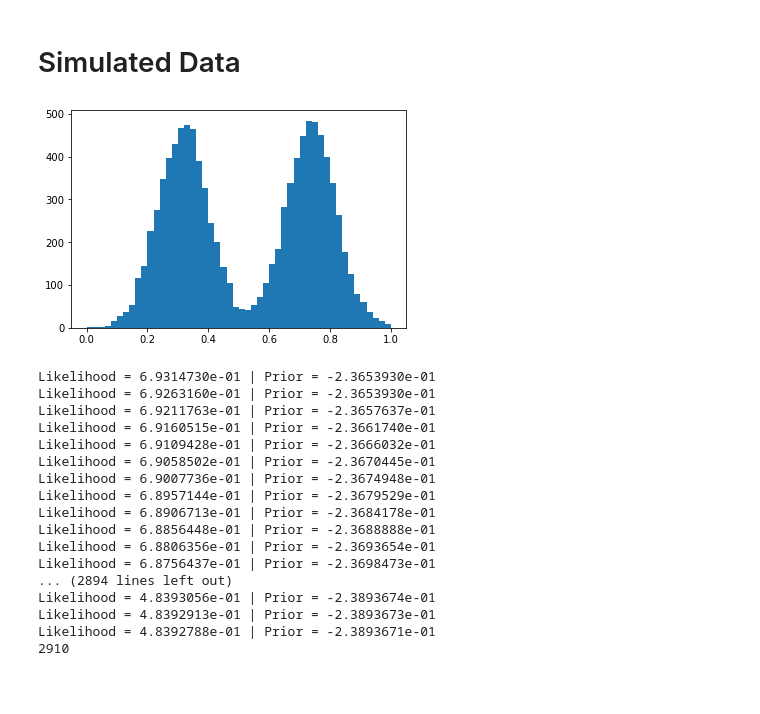
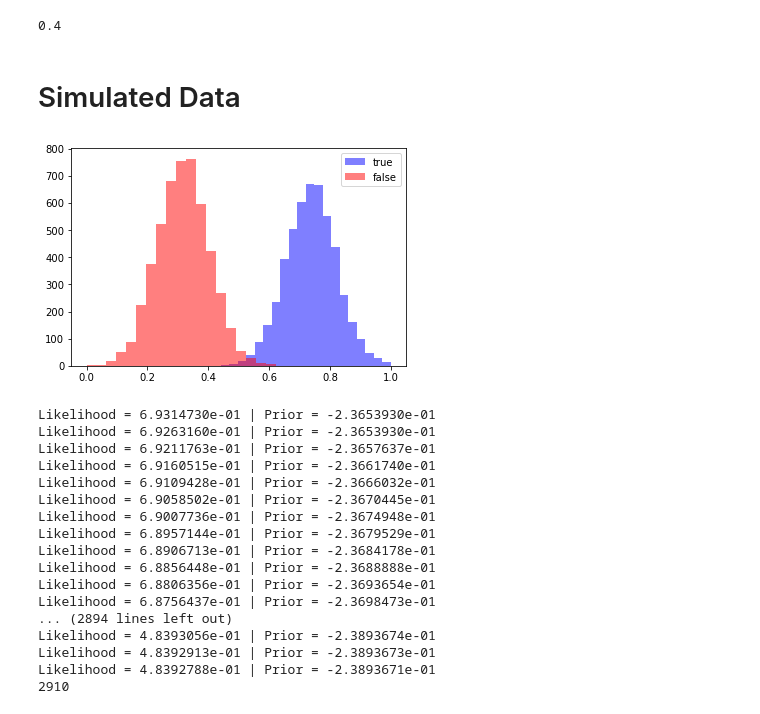
Before and after one commit to JimmyJHickey/Dynamic-Survival-Cutpoints, a Jupyter notebook: class_test.ipynb, the cells around one changed output. Saved outputs shown, nothing was run; the diff lists cells and outputs as text; code cells hidden in the pictures; blank space fills up the shorter version.

```diff
--- a/class_test.ipynb
+++ b/class_test.ipynb
@@ -3,3 +7,9 @@ from cutpoint_model import Model
+# %%
+t = [0.8, 0.9, 0.9, 0.6, 0.2, 0.1, 0.3, 0.13]
+y = [1, 1, 1, 0, 1, 1, 0 ,0]
+fnr(t,y, 0.3)
+# %% [output]
+0.4
 # %% [markdown]
 # Simulated Data
 # %%
@@ -23,13 +33,15 @@ w = rs.randn(P)
 
 y_prob = test_sigmoid(X @ w)
 y = (rs.rand(N) < y_prob).astype(int)
-t = (rs.randn(N) + 5 * y) / 20 + .1
+t = (rs.randn(N) + (5 * y)) / 20 + .1
 t = (t - min(t)) / (max(t) - min(t))
-# %%
-plt.hist(t, bins=50)
-plt.show()
-# %% [output]
-[figure, removed]
+# %%
+plt.hist(t[y==1], bins = 20, alpha=0.5, color="blue", label="true")
+plt.hist(t[y==0], bins = 20, alpha=0.5, color="red", label="false")
+plt.legend()
+plt.show()
+# %% [output]
+[figure, added]
 # %%
 cutpoint0 = 0.45
 m = Model(X, t, cutpoint = cutpoint0)
```
Also changed, not shown: parts of 27 cells of this notebook, 2 other files.
